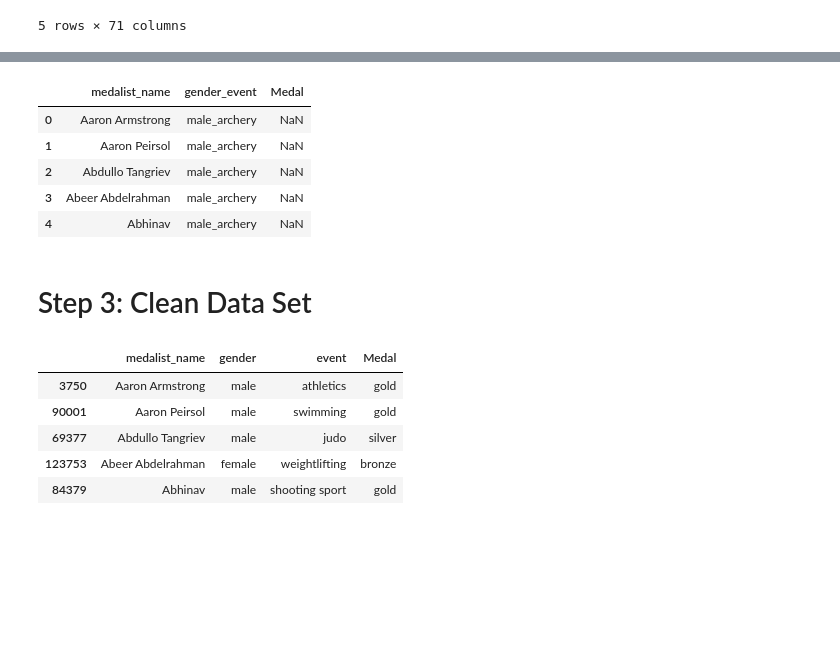
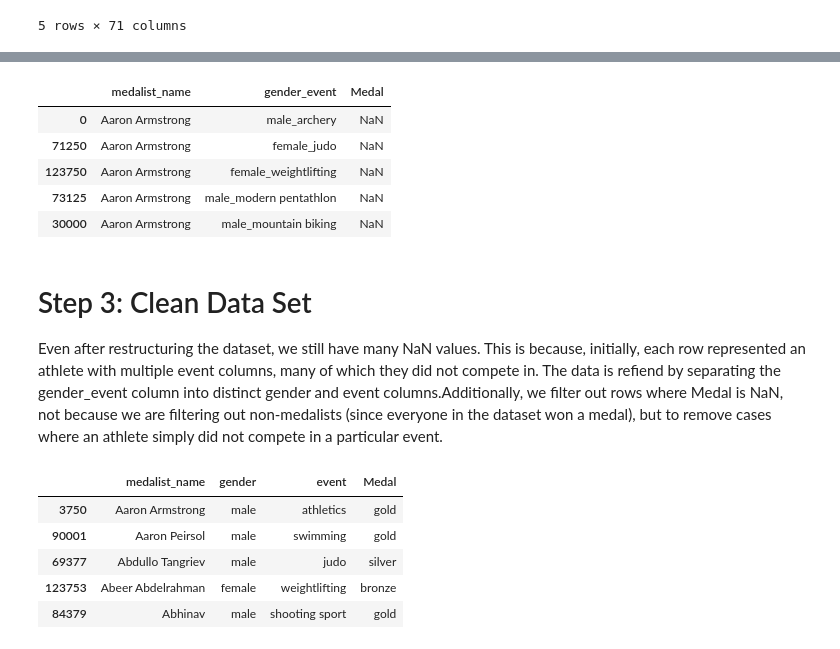
Before and after one commit to silvanamejia1/MEJIA-Python-Portfolio, a Jupyter notebook: Computing II/TidyData_Project/tidy_code.ipynb, the cells around one changed output, grey strips where cells are left out. Cells and saved outputs as stored; diff of their text form; code cells hidden in the pictures; blank space fills up the shorter version.

```diff
--- a/Computing II/TidyData_Project/tidy_code.ipynb
+++ b/Computing II/TidyData_Project/tidy_code.ipynb
@@ -24,17 +25,19 @@ olympics.head()
 # %%
 
 #Should I call this olympics_meleted
 olympics_melted = pd.melt(olympics, id_vars=['medalist_name'],
                              value_vars=[col for col in olympics.columns if col != 'medalist_name'],
                              var_name='gender_event', value_name='Medal')
+olympics_melted = olympics_melted.sort_values(by=['medalist_name'], ascending=True)
 olympics_melted.head()
 # %% [output]
 |  | medalist_name | gender_event | Medal |
 | 0 | Aaron Armstrong | male_archery | NaN |
-| 1 | Aaron Peirsol | male_archery | NaN |
-| 2 | Abdullo Tangriev | male_archery | NaN |
-| 3 | Abeer Abdelrahman | male_archery | NaN |
-| 4 | Abhinav | male_archery | NaN |
+| 71250 | Aaron Armstrong | female_judo | NaN |
+| 123750 | Aaron Armstrong | female_weightlifting | NaN |
+| 73125 | Aaron Armstrong | male_modern pentathlon | NaN |
+| 30000 | Aaron Armstrong | male_mountain biking | NaN |
-# %% [markdown]
-# Step 3: Clean Data Set
+# %% [markdown]
+# Step 3: Clean Data Set
+Even after restructuring the dataset, we still have many NaN values. This is because, initially, each row represented an athlete with multiple event columns, many of which they did not compete in. The data is refiend by separating the gender_event column into distinct gender and event columns.Additionally, we filter out rows where Medal is NaN, not because we are filtering out non-medalists (since everyone in the dataset won a medal), but to remove cases where an athlete simply did not compete in a particular event.
 # %%
```
Also changed, not shown: parts of 11 cells of this notebook.
